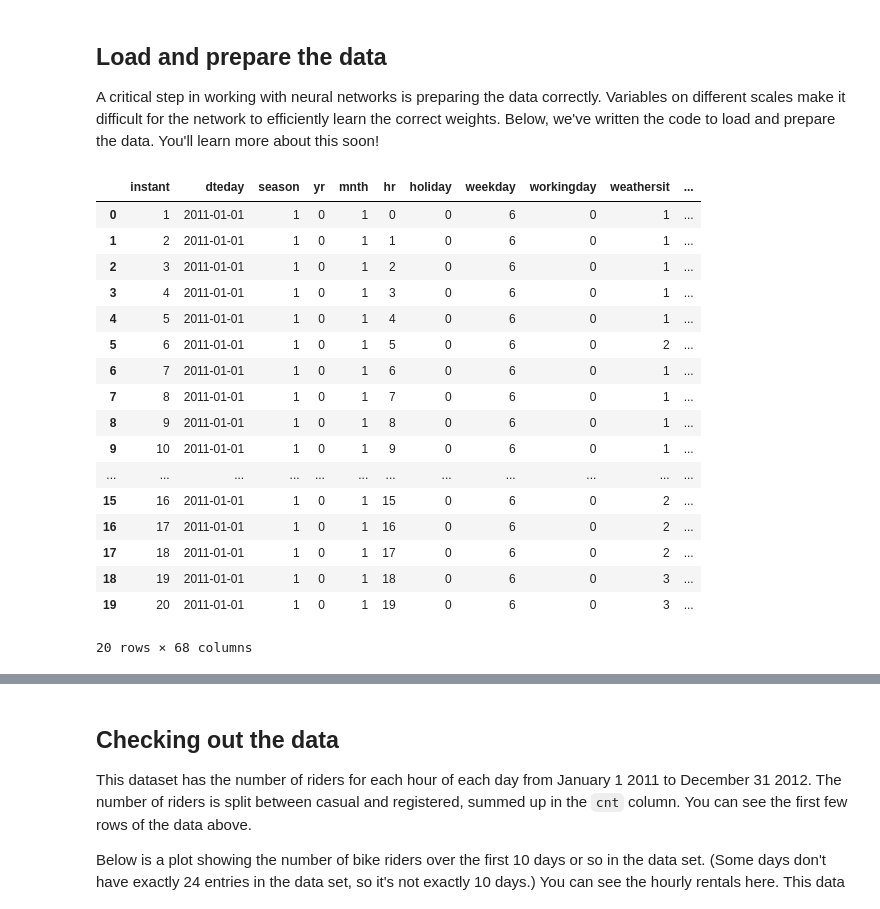
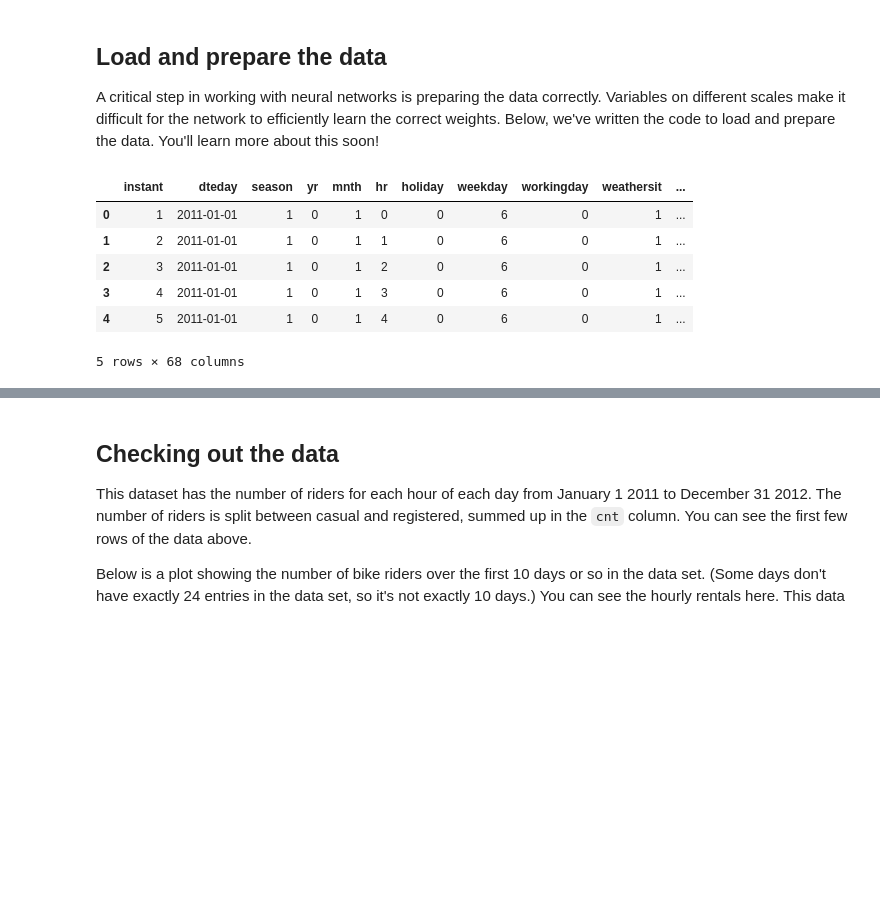
Before and after one commit to bthecohen/deep-learning, a Jupyter notebook: first-neural-network/Your_first_neural_network.ipynb, the cells around one changed output, grey strips where cells are left out. Drawn from its saved outputs; the diff is of its cells as text; code cells hidden in the pictures; blank space fills up the shorter version.

```diff
--- a/first-neural-network/Your_first_neural_network.ipynb
+++ b/first-neural-network/Your_first_neural_network.ipynb
@@ -21,23 +21,12 @@ data_path = 'Bike-Sharing-Dataset/hour.csv'
 
 rides = pd.read_csv(data_path)
 # %%
-rides.head(n=20)
+rides.head()
 # %% [output]
 |  | instant | dteday | season | yr | mnth | hr | holiday | weekday | workingday | weathersit | ... |
 | 0 | 1 | 2011-01-01 | 1 | 0 | 1 | 0 | 0 | 6 | 0 | 1 | ... |
 | 1 | 2 | 2011-01-01 | 1 | 0 | 1 | 1 | 0 | 6 | 0 | 1 | ... |
 | 2 | 3 | 2011-01-01 | 1 | 0 | 1 | 2 | 0 | 6 | 0 | 1 | ... |
 | 3 | 4 | 2011-01-01 | 1 | 0 | 1 | 3 | 0 | 6 | 0 | 1 | ... |
 | 4 | 5 | 2011-01-01 | 1 | 0 | 1 | 4 | 0 | 6 | 0 | 1 | ... |
-| 5 | 6 | 2011-01-01 | 1 | 0 | 1 | 5 | 0 | 6 | 0 | 2 | ... |
-| 6 | 7 | 2011-01-01 | 1 | 0 | 1 | 6 | 0 | 6 | 0 | 1 | ... |
-| 7 | 8 | 2011-01-01 | 1 | 0 | 1 | 7 | 0 | 6 | 0 | 1 | ... |
-| 8 | 9 | 2011-01-01 | 1 | 0 | 1 | 8 | 0 | 6 | 0 | 1 | ... |
-| 9 | 10 | 2011-01-01 | 1 | 0 | 1 | 9 | 0 | 6 | 0 | 1 | ... |
-| ... | ... | ... | ... | ... | ... | ... | ... | ... | ... | ... | ... |
-| 15 | 16 | 2011-01-01 | 1 | 0 | 1 | 15 | 0 | 6 | 0 | 2 | ... |
-| 16 | 17 | 2011-01-01 | 1 | 0 | 1 | 16 | 0 | 6 | 0 | 2 | ... |
-| 17 | 18 | 2011-01-01 | 1 | 0 | 1 | 17 | 0 | 6 | 0 | 2 | ... |
-| 18 | 19 | 2011-01-01 | 1 | 0 | 1 | 18 | 0 | 6 | 0 | 3 | ... |
-| 19 | 20 | 2011-01-01 | 1 | 0 | 1 | 19 | 0 | 6 | 0 | 3 | ... |
-20 rows × 68 columns
+5 rows × 68 columns
```
Also changed, not shown: parts of 9 cells of this notebook, 1 other file.
